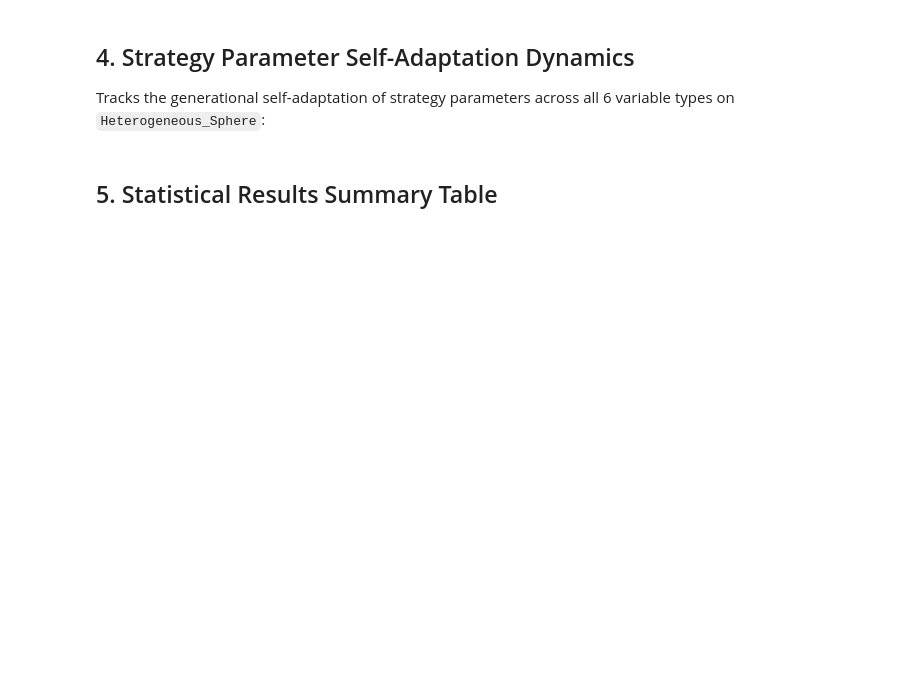
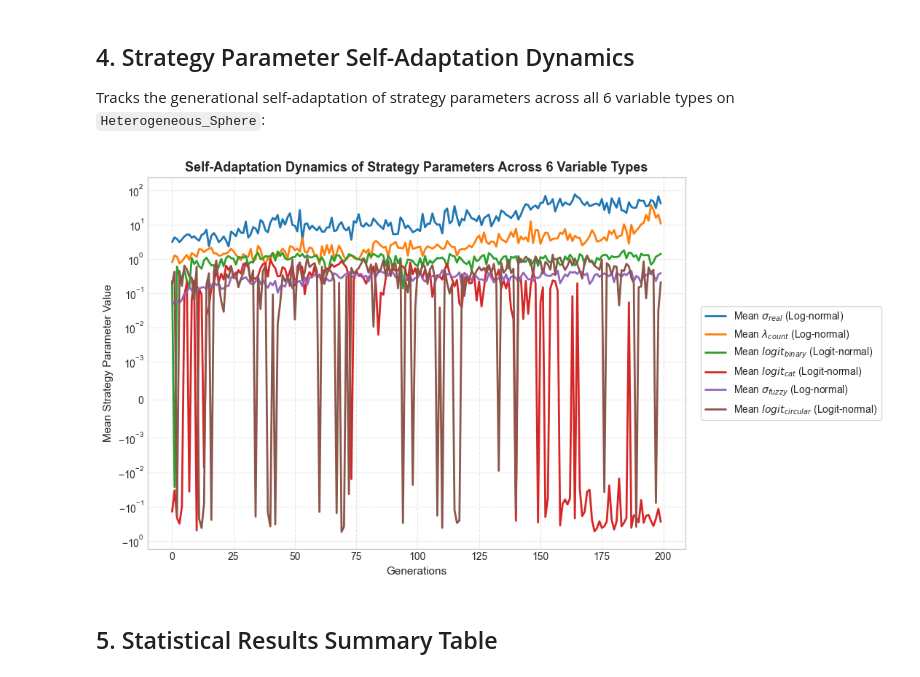
Before and after one commit to Bejmo/generalized-es, a Jupyter notebook: experiments/experiment_2.ipynb, the cells around one changed output. Saved outputs shown, nothing was run; the diff lists cells and outputs as text; code cells hidden in the pictures; blank space fills up the shorter version.

```diff
--- a/experiments/experiment_2.ipynb
+++ b/experiments/experiment_2.ipynb
@@ -144,7 +171,7 @@ from src.es_model.engine import HeterogeneousES
 
 tracking_es = HeterogeneousES(config=CONFIG, seed=42)
 fn = HETEROGENEOUS_BENCHMARKS["Heterogeneous_Sphere"]["fn"]
-eval_fn = lambda ind_or_x: fn(ind_or_x, config=CONFIG)
+eval_fn = lambda ind_or_x, _fn=fn: _fn(ind_or_x, config=CONFIG)
 
 tracking_es.init_population(eval_fn)
 
@@ -163,34 +190,36 @@ n_generations = MAX_EVALS // CONFIG.lam
 for g in range(n_generations):
     tracking_es.step(eval_fn)
     best_p = tracking_es.parents[0]
 
     gen_records["gen"].append(g)
     gen_records["sigma_real"].append(np.mean(best_p.sigma_real))
     gen_records["lambda_count"].append(np.mean(best_p.lambda_count))
     gen_records["logit_binary"].append(np.mean(best_p.logit_binary))
     gen_records["logit_cat"].append(np.mean(best_p.logit_cat))
     gen_records["sigma_fuzzy"].append(np.mean(best_p.sigma_fuzzy))
     gen_records["logit_circular"].append(np.mean(best_p.logit_circular))
 
 fig, ax = plt.subplots(figsize=(11, 6))
 
 ax.plot(gen_records["gen"], gen_records["sigma_real"], label=r"Mean $\sigma_{real}$ (Log-normal)", lw=2.0)
 ax.plot(gen_records["gen"], gen_records["lambda_count"], label=r"Mean $\lambda_{count}$ (Log-normal)", lw=2.0)
 ax.plot(gen_records["gen"], gen_records["logit_binary"], label=r"Mean $logit_{binary}$ (Logit-normal)", lw=2.0)
 ax.plot(gen_records["gen"], gen_records["logit_cat"], label=r"Mean $logit_{cat}$ (Logit-normal)", lw=2.0)
 ax.plot(gen_records["gen"], gen_records["sigma_fuzzy"], label=r"Mean $\sigma_{fuzzy}$ (Log-normal)", lw=2.0)
 ax.plot(gen_records["gen"], gen_records["logit_circular"], label=r"Mean $logit_{circular}$ (Logit-normal)", lw=2.0)
 
 ax.set_title("Self-Adaptation Dynamics of Strategy Parameters Across 6 Variable Types", fontsize=13, fontweight="bold")
 ax.set_xlabel("Generations", fontsize=11)
 ax.set_ylabel("Mean Strategy Parameter Value", fontsize=11)
 ax.set_yscale("symlog", linthresh=1e-3)
 ax.grid(True, which="both", ls="--", alpha=0.5)
 ax.legend(loc="center left", bbox_to_anchor=(1.02, 0.5), frameon=True)
 
 plt.tight_layout()
-plt.savefig("experiment_2_strategy_adaptation.png", dpi=300, bbox_inches="tight")
+// plt.savefig("experiment_2_strategy_adaptation.png", dpi=300, bbox_inches="tight")
 plt.show()
+# %% [output]
+[figure, added]
 # %% [markdown]
 ## 5. Statistical Results Summary Table
 # %%
```
Also changed, not shown: parts of 4 cells of this notebook.
